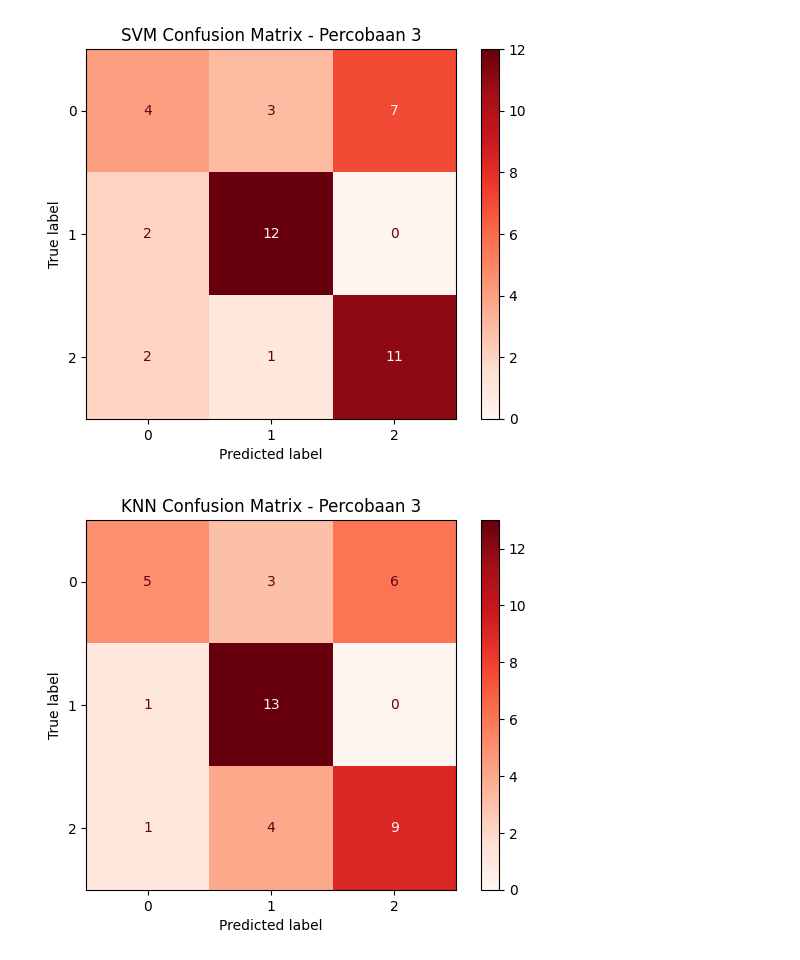
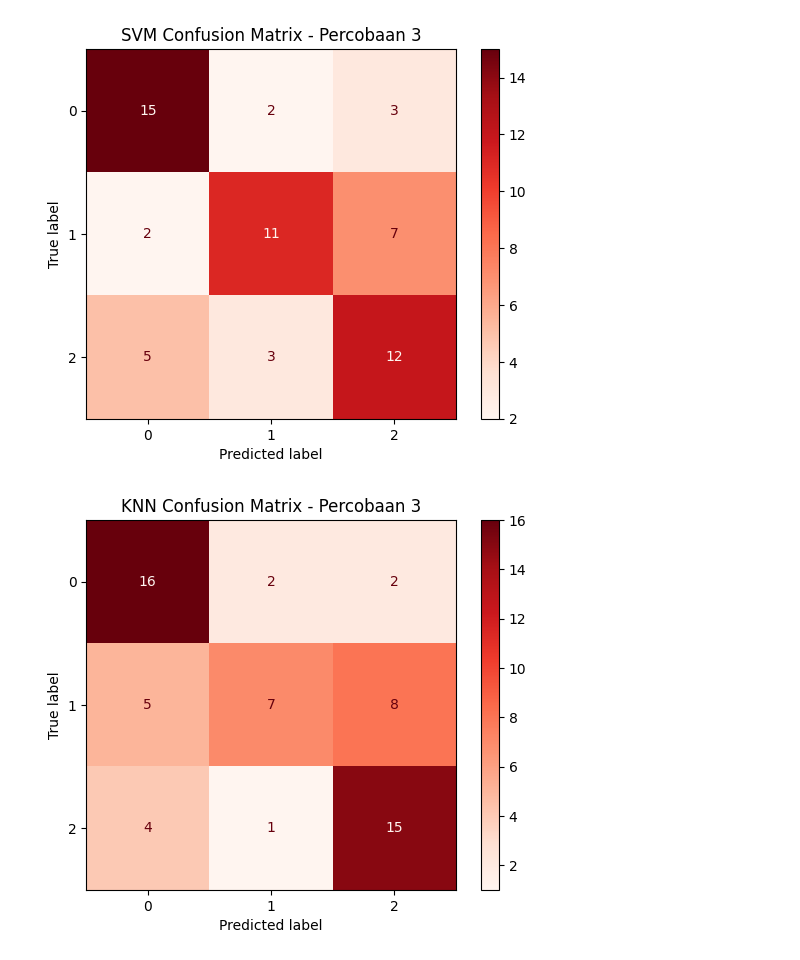
Before and after one commit to firda12345/PROJEK-PCD-18, a Jupyter notebook: proyek-indonesia-emas/percobaan3.ipynb, the cells around one changed output. Saved outputs shown, nothing was run; the diff lists cells and outputs as text; code cells hidden in the pictures.

```diff
--- a/proyek-indonesia-emas/percobaan3.ipynb
+++ b/proyek-indonesia-emas/percobaan3.ipynb
@@ -62,11 +96,10 @@ def sharpening(img, alpha=1.5):
 # %%
 def prepro(image):
-    # Resize + Grayscale
-    img = resize_grayscale(image)
-    # Gaussian Blur
+    img = remove_background(image)   # ← tambah di awal
+    img = resize_grayscale(img)
     img = gaussian_blur(img)
-    # Sharpening
     img = sharpening(img)
+    img = sobel_edge(img)            # ← tambah di akhir
     return img
 # %%
 def percobaan3(img):
@@ -407,4 +440,21 @@ plot_confusion_matrix(y_test, rf.predict(X_test),  "Random Forest Confusion Matr
 plot_confusion_matrix(y_test, svm.predict(X_test), "SVM Confusion Matrix - Percobaan 3")
 # Plot confusion matrix for KNN
 plot_confusion_matrix(y_test, knn.predict(X_test), "KNN Confusion Matrix - Percobaan 3")
+
+# 1. Hitung confusion matrix-nya dulu (pastikan y_test dan y_pred sesuai dengan variabelmu)
+cm = confusion_matrix(y_test, y_pred)
+
+# 2. Ambil nama label unik untuk teks di sumbu X dan Y
+class_names = sorted(set(labels))
+
+# 3. Gambar Heatmap-nya
+plt.figure(figsize=(8, 6))
+sns.heatmap(cm, annot=True, fmt='d', cmap='Blues',
+            xticklabels=class_names,
+            yticklabels=class_names)
+
+plt.ylabel('Actual/True Label')
+plt.xlabel('Predicted Label')
+plt.title('Confusion Matrix')
+plt.show()
 # %% [output]
@@ -412,2 +462,2 @@ plot_confusion_matrix(y_test, knn.predict(X_test), "KNN Confusion Matrix - Perco
-[figure, old version]
+[figure, new version]
-[figure, old version]
+[figure, new version]
```
Also changed, not shown: parts of 12 cells of this notebook, 2 other files.
